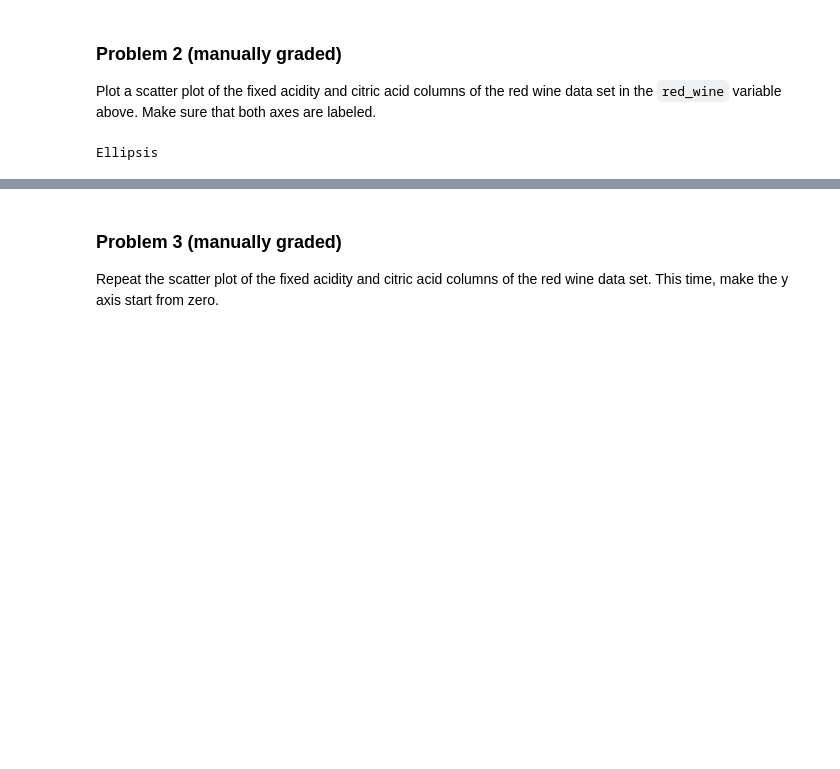
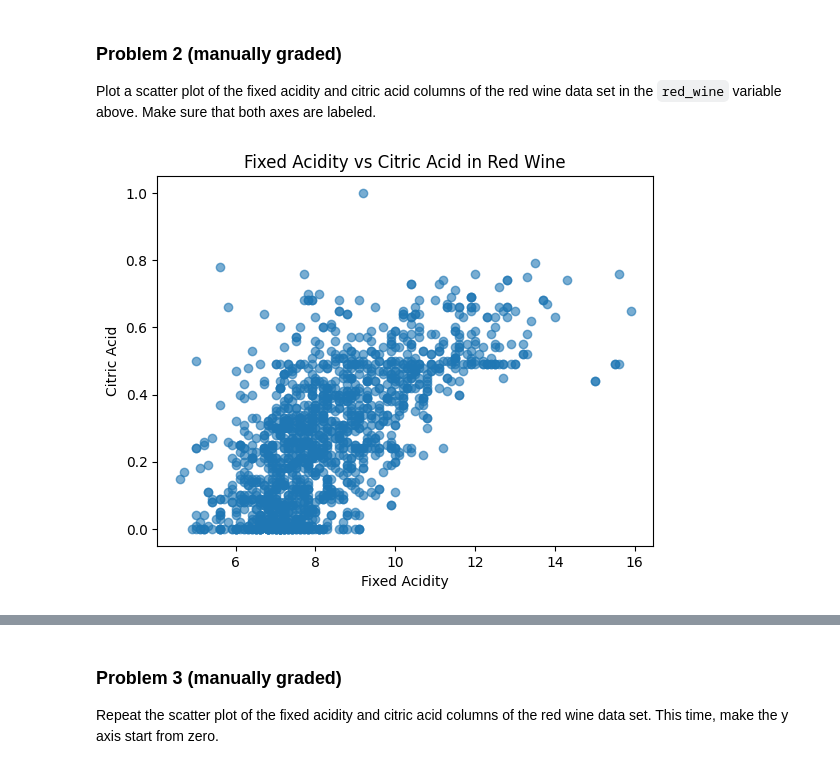
Before and after one commit to JCameronH/dx602-homework-10, a Jupyter notebook: homework.ipynb, the cells around one changed output, grey strips where cells are left out. Drawn from its saved outputs; the diff is of its cells as text; code cells hidden in the pictures; blank space fills up the shorter version.

```diff
--- a/homework.ipynb
+++ b/homework.ipynb
@@ -69,12 +70,21 @@ plt.show()
 
 Plot a scatter plot of the fixed acidity and citric acid columns of the red wine data set in the `red_wine` variable above.
 Make sure that both axes are labeled.
-# %%
-# YOUR CHANGES HERE
-
-...
-# %% [output]
-Ellipsis
+# %%
+# YOUR CHANGES HERE
+
+# Create a scatter plot of fixed acidity vs citric acid
+plt.scatter(red_wine['fixed acidity'], red_wine['citric acid'], alpha=0.6)
+
+# Add axis labels and title
+plt.xlabel('Fixed Acidity')
+plt.ylabel('Citric Acid')
+plt.title('Fixed Acidity vs Citric Acid in Red Wine')
+
+# Display the plot
+plt.show()
+# %% [output]
+[figure, added]
 # %% [markdown]
 <div style="page-break-after: always;"></div>
 # %% [markdown]
```
Also changed, not shown: parts of 1 cell of this notebook.
